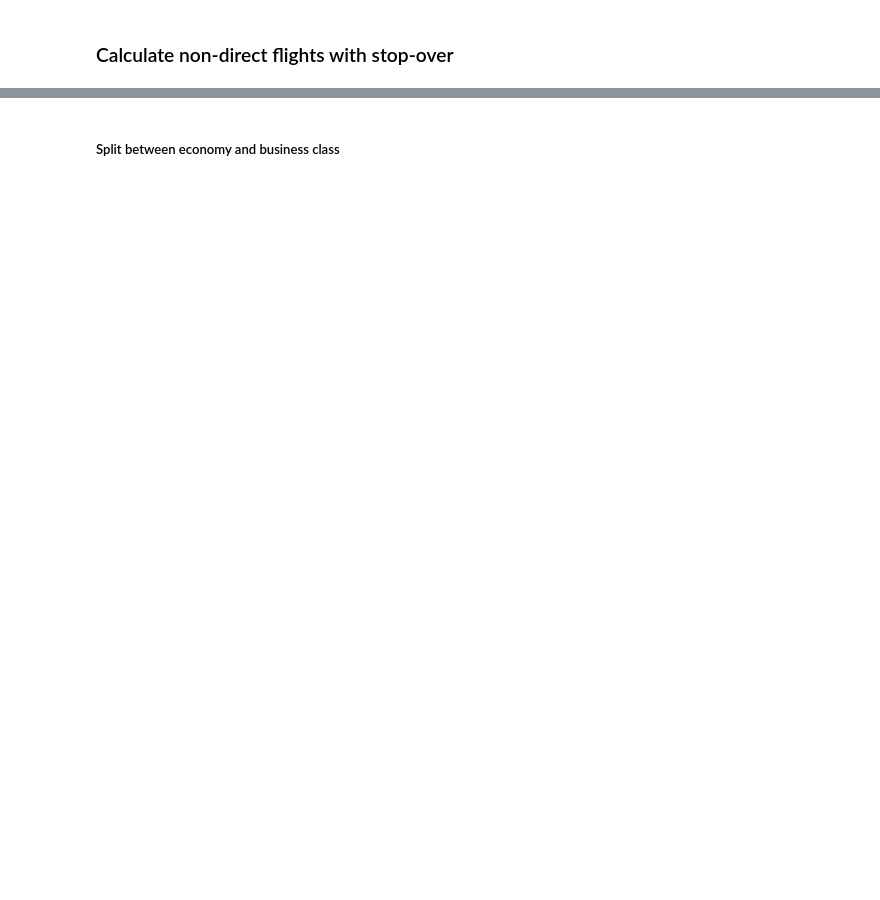
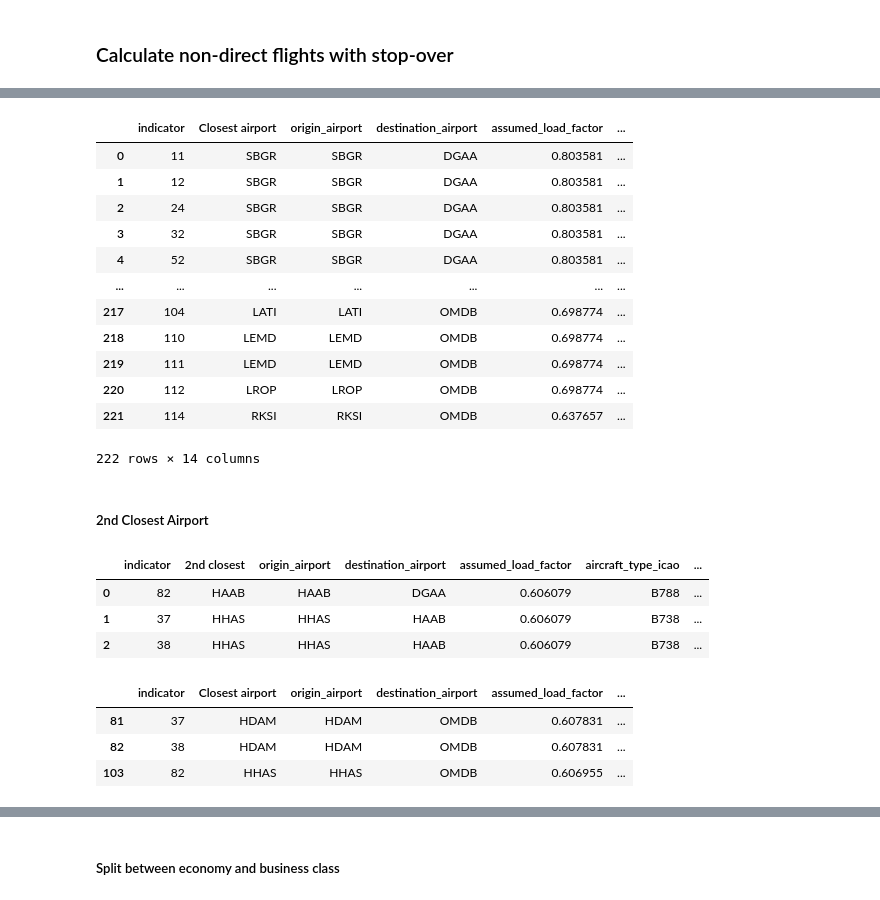
Before and after one commit to lukasschirren/COP_flight_analysis, a Jupyter notebook: cop28_delegate_list.ipynb, the cells around one changed output, grey strips where cells are left out. Saved outputs shown, nothing was run; the diff lists cells and outputs as text; code cells hidden in the pictures; blank space fills up the shorter version.

```diff
--- a/cop28_delegate_list.ipynb
+++ b/cop28_delegate_list.ipynb
@@ -302,0 +394,19 @@ df_stopover
+# %%
+combined_df = pd.concat([final_merged_df, stop_over_dubai_closest], ignore_index=True)
+combined_df
+# %% [output]
+|  | indicator | Closest airport | origin_airport | destination_airport | assumed_load_factor | ... |
+| 0 | 11 | SBGR | SBGR | DGAA | 0.803581 | ... |
+| 1 | 12 | SBGR | SBGR | DGAA | 0.803581 | ... |
+| 2 | 24 | SBGR | SBGR | DGAA | 0.803581 | ... |
+| 3 | 32 | SBGR | SBGR | DGAA | 0.803581 | ... |
+| 4 | 52 | SBGR | SBGR | DGAA | 0.803581 | ... |
+| ... | ... | ... | ... | ... | ... | ... |
+| 217 | 104 | LATI | LATI | OMDB | 0.698774 | ... |
+| 218 | 110 | LEMD | LEMD | OMDB | 0.698774 | ... |
+| 219 | 111 | LEMD | LEMD | OMDB | 0.698774 | ... |
+| 220 | 112 | LROP | LROP | OMDB | 0.698774 | ... |
+| 221 | 114 | RKSI | RKSI | OMDB | 0.637657 | ... |
+222 rows × 14 columns
+# %% [markdown]
+##### 2nd Closest Airport
@@ -302,0 +416,36 @@ df_stopover
+# %%
+for dest in df_stopover_two['2nd closest']:
+    # Perform the merge operation
+    merged_result = airport_location.merge(df[df['destination_airport'] == dest], left_on='icao', right_on='origin_airport', how='inner')
+
+    # Check if merged result is not empty
+    if not merged_result.empty:
+        # Append to the list
+        merged_dfs.append(merged_result)
+# merged_dfs = [non_direct.merge(df[df['destination_airport'] == dest], left_on='icao', right_on='origin_airport', how='inner') for dest in df_stopover_two['2nd closest']]
+
+final_merged_df = pd.concat(merged_dfs, ignore_index=True)
+final_merged_df = final_merged_df.merge(df_stopover_two,left_on='icao',right_on='2nd closest', how='inner')
+
+final_merged_df = final_merged_df.drop_duplicates(subset=['indicator'])
+final_merged_df.reset_index(inplace=True)
+final_merged_df = final_merged_df[['indicator','2nd closest','origin_airport','destination_airport',
+       'assumed_load_factor', 'aircraft_type_icao', 'total_fuel_burn','co2_kg',
+       'nox_kg','hc_kg', 'oc_kg', 'h2o_kg', 'so2_kg', 'sulphates_kg',
+       ]]
+final_merged_df
+# %% [output]
+|  | indicator | 2nd closest | origin_airport | destination_airport | assumed_load_factor | aircraft_type_icao | ... |
+| 0 | 82 | HAAB | HAAB | DGAA | 0.606079 | B788 | ... |
+| 1 | 37 | HHAS | HHAS | HAAB | 0.606079 | B738 | ... |
+| 2 | 38 | HHAS | HHAS | HAAB | 0.606079 | B738 | ... |
+# %%
+values_to_keep = [82,37,38]
+
+stop_over_dubai_2ndclosest = stop_over_dubai[stop_over_dubai['indicator'].isin(values_to_keep)]
+stop_over_dubai_2ndclosest
+# %% [output]
+|  | indicator | Closest airport | origin_airport | destination_airport | assumed_load_factor | ... |
+| 81 | 37 | HDAM | HDAM | OMDB | 0.607831 | ... |
+| 82 | 38 | HDAM | HDAM | OMDB | 0.607831 | ... |
+| 103 | 82 | HHAS | HHAS | OMDB | 0.606955 | ... |
```
Also changed, not shown: parts of 18 cells of this notebook, 4 other files.
